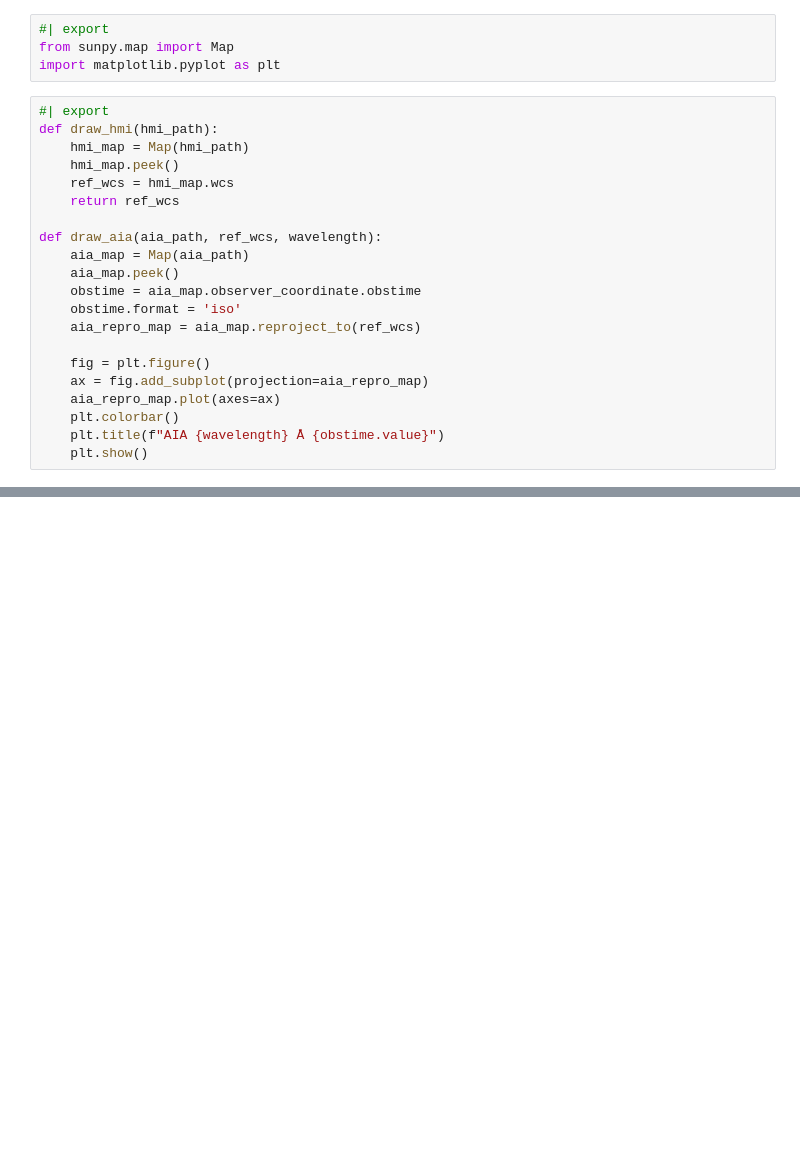
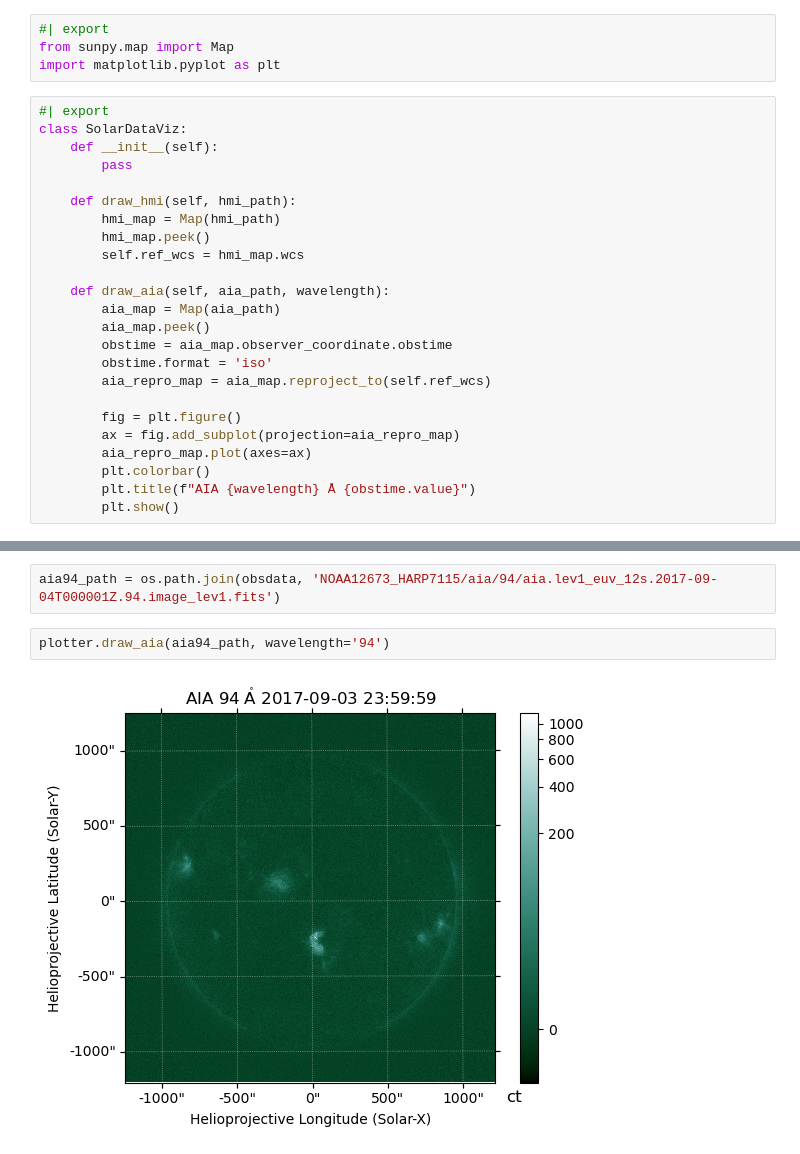
Before and after one commit to mgjeon/2023_zpinn, a Jupyter notebook: nbs/05_solar_data_viz.ipynb, the cells around one changed output, grey strips where cells are left out. Cells and saved outputs as stored; diff of their text form; blank space fills up the shorter version.

```diff
--- a/nbs/05_solar_data_viz.ipynb
+++ b/nbs/05_solar_data_viz.ipynb
@@ -8,22 +8,25 @@ from sunpy.map import Map
 import matplotlib.pyplot as plt
 # %%
 #| export
-def draw_hmi(hmi_path):
-    hmi_map = Map(hmi_path)
-    hmi_map.peek()
-    ref_wcs = hmi_map.wcs
-    return ref_wcs
+class SolarDataViz:
+    def __init__(self):
+        pass
 
-def draw_aia(aia_path, ref_wcs, wavelength):
-    aia_map = Map(aia_path)
-    aia_map.peek()
-    obstime = aia_map.observer_coordinate.obstime
-    obstime.format = 'iso'
-    aia_repro_map = aia_map.reproject_to(ref_wcs)
+    def draw_hmi(self, hmi_path):
+        hmi_map = Map(hmi_path)
+        hmi_map.peek()
+        self.ref_wcs = hmi_map.wcs
 
-    fig = plt.figure()
-    ax = fig.add_subplot(projection=aia_repro_map)
-    aia_repro_map.plot(axes=ax)
-    plt.colorbar()
-    plt.title(f"AIA {wavelength} Å {obstime.value}")
-    plt.show()
+    def draw_aia(self, aia_path, wavelength):
+        aia_map = Map(aia_path)
+        aia_map.peek()
+        obstime = aia_map.observer_coordinate.obstime
+        obstime.format = 'iso'
+        aia_repro_map = aia_map.reproject_to(self.ref_wcs)
+
+        fig = plt.figure()
+        ax = fig.add_subplot(projection=aia_repro_map)
+        aia_repro_map.plot(axes=ax)
+        plt.colorbar()
+        plt.title(f"AIA {wavelength} Å {obstime.value}")
+        plt.show()
@@ -66,0 +51,6 @@ draw_aia(aia94_path, ref_wcs, '94')
+# %%
+aia94_path = os.path.join(obsdata, 'NOAA12673_HARP7115/aia/94/aia.lev1_euv_12s.2017-09-04T000001Z.94.image_lev1.fits')
+# %%
+plotter.draw_aia(aia94_path, wavelength='94')
+# %% [output]
+[figure, added]
```
Also changed, not shown: parts of 11 cells of this notebook, 23 other files.
